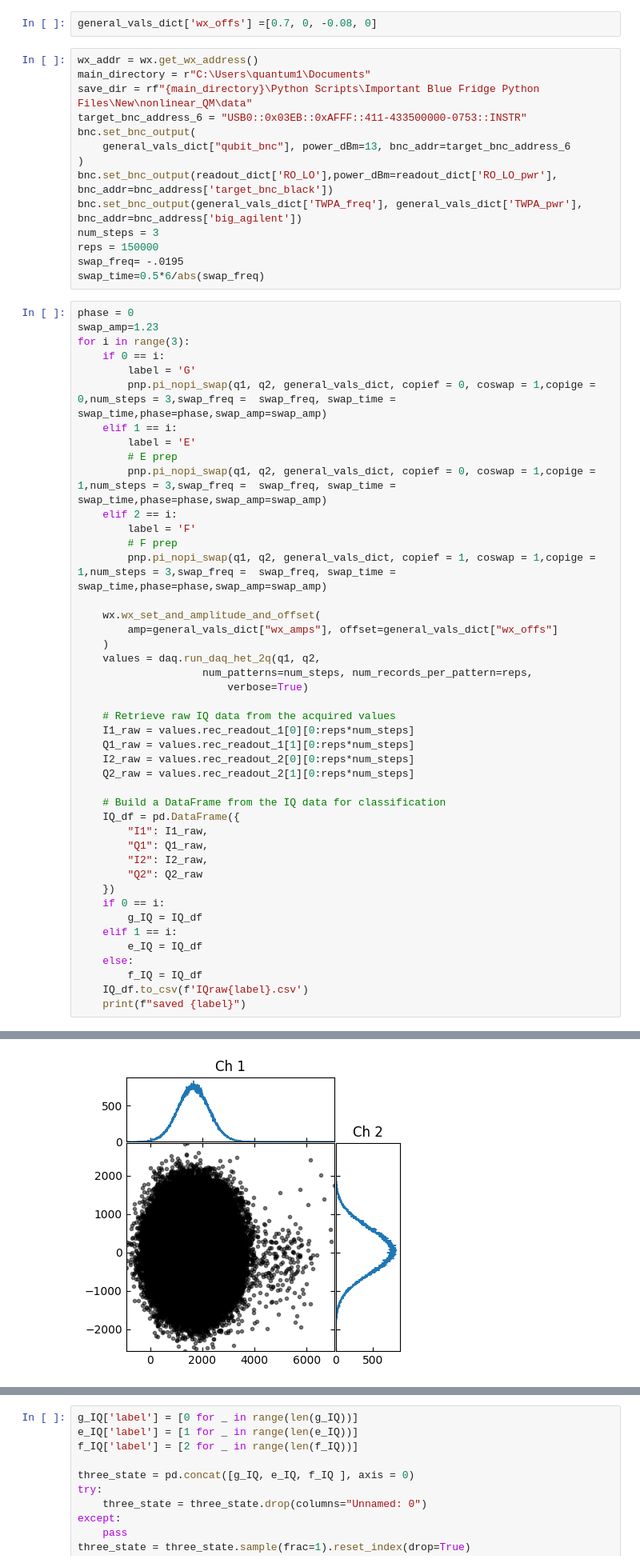
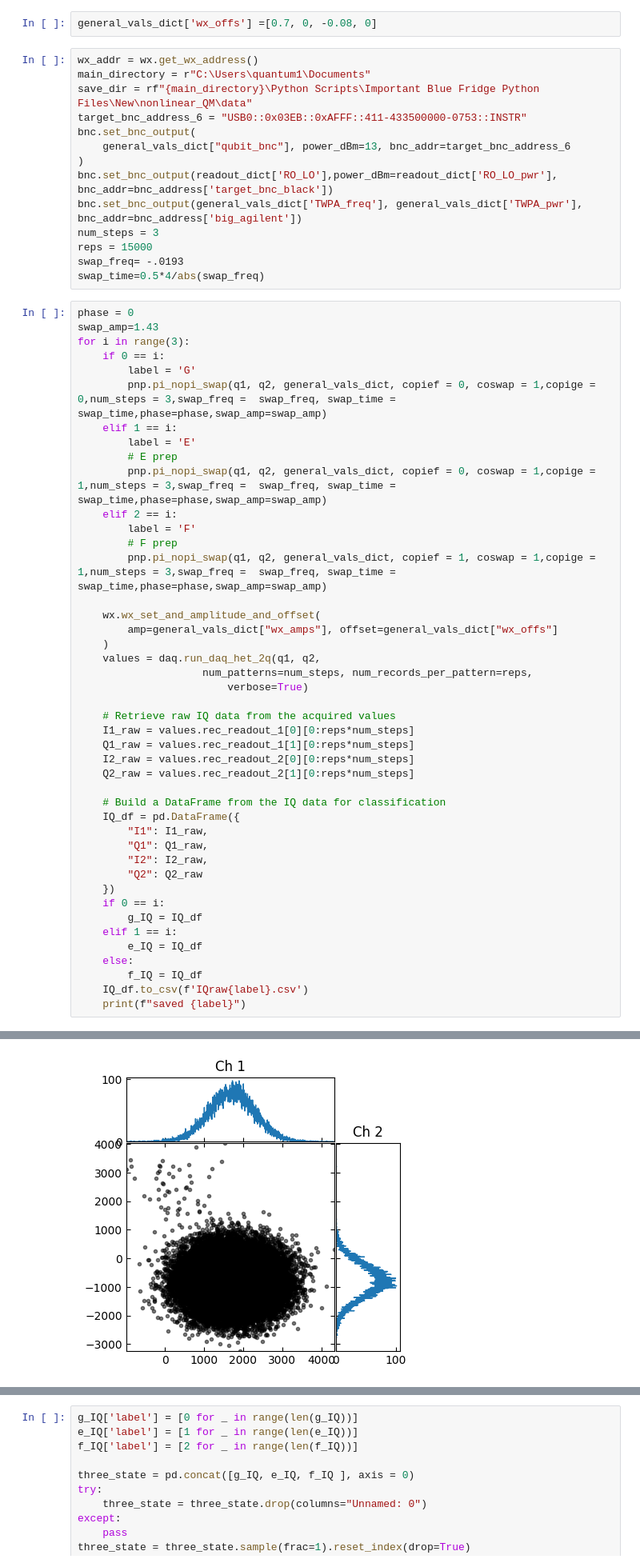
Before and after one commit to Katermurch/BlueFridgeNonLin, a Jupyter notebook: classifiers/threestate_discrim_pnp_sequence.ipynb, the cells around one changed output, grey strips where cells are left out. Shown at 80% size. Saved outputs shown, nothing was run; the diff lists cells and outputs as text.

```diff
--- a/classifiers/threestate_discrim_pnp_sequence.ipynb
+++ b/classifiers/threestate_discrim_pnp_sequence.ipynb
@@ -35,12 +35,12 @@ bnc.set_bnc_output(
 bnc.set_bnc_output(readout_dict['RO_LO'],power_dBm=readout_dict['RO_LO_pwr'], bnc_addr=bnc_address['target_bnc_black'])
 bnc.set_bnc_output(general_vals_dict['TWPA_freq'], general_vals_dict['TWPA_pwr'], bnc_addr=bnc_address['big_agilent'])
 num_steps = 3
-reps = 150000
-swap_freq= -.0195
-swap_time=0.5*6/abs(swap_freq)
+reps = 15000
+swap_freq= -.0193
+swap_time=0.5*4/abs(swap_freq)
 # %%
 phase = 0
-swap_amp=1.23
+swap_amp=1.43
 for i in range(3):
     if 0 == i:
         label = 'G'
@@ -105,5 +105,5 @@ Transferred 7398752256 bytes (149111842.031834 bytes per sec)
 <Figure size 800x800 with 0 Axes>
-[figure, old version]
+[figure, new version]
 saved G
 writing to C:\arbsequences\strong_dispersive_withPython\test_pulse_ringupdown_bin\
 writing ch1
```
Also changed, not shown: parts of 3 cells of this notebook, 18 other files.
